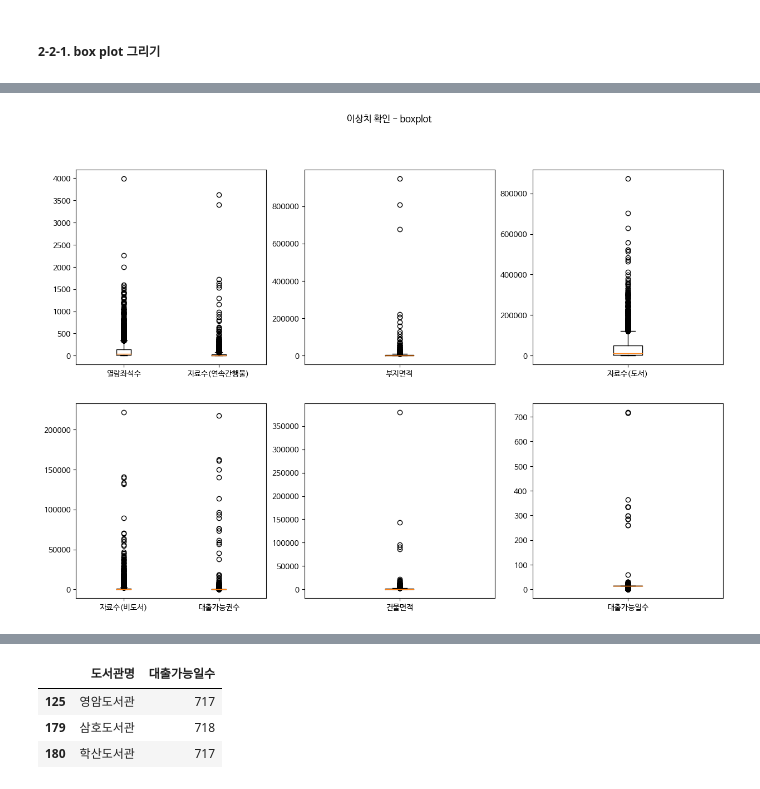
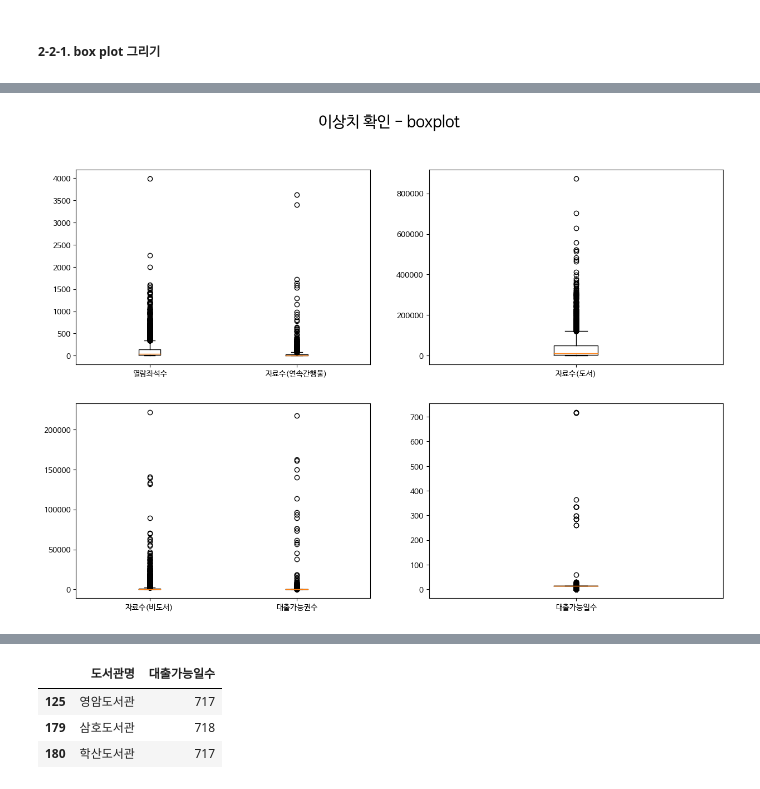
Before and after one commit to dev-hw/SeSAC-live_map, a Jupyter notebook: pro/1_도서관_프로젝트.ipynb, the cells around one changed output, grey strips where cells are left out. Drawn from its saved outputs; the diff is of its cells as text; code cells hidden in the pictures.

```diff
--- a/pro/1_도서관_프로젝트.ipynb
+++ b/pro/1_도서관_프로젝트.ipynb
@@ -372,0 +379,3 @@ dtype: int64
+# %%
+pro_data = pd.read_csv('process_data.csv')
+pro_data.columns
@@ -372,0 +389,13 @@ dtype: int64
+# %%
+'''
+pro_data : 위도, 경도를 채운 데이터
+'''
+#사용하는 데이터만 인덱싱과 슬라이싱
+
+tmp1= pro_data.loc[:,['도서관명', '도서관유형', '열람좌석수', '위도', '경도']]
+#tmp2 =pro_data.loc[:, '평일운영시작시각':'공휴일운영종료시각']
+tmp3 = pro_data.loc[:, '자료수(도서)':'대출가능일수']
+
+#pro_data = pd.concat([tmp1, tmp2, tmp3], axis=1)
+pro_data = pd.concat([tmp1, tmp3], axis=1)
+pro_data.head(3)
@@ -459,53 +482,41 @@ num_data.describe()
 # %%
 #box plot으로 확인
 #box plot 그리기 위하여 불러옴
 import matplotlib.pyplot as plt
 
 
 #박스플롯으로 이상치 확인
 #연속형자료만 확인
-#열람좌석수, 자료수(도서), 자료수(연속간행물),자료수(비도서), 대출가능권수, 대출가능일수, 부지면적, 건물면적
-# 부지면적, 건물면적은 NaN 값이 있어서 제거하고 상자그림 그래프를 그려봄
+#열람좌석수, 자료수(도서), 자료수(연속간행물),자료수(비도서), 대출가능권수, 대출가능일수
 
 
 plt.figure(figsize=(15,10))
 
 first_xlabel = ['열람좌석수', '자료수(연속간행물)']
-plt.subplot(2, 3, 1)
+plt.subplot(2, 2, 1)
 plt.boxplot(pro_data.loc[:,first_xlabel])
 plt.xticks([1,2], labels= first_xlabel)
 
-second_xlabel = ['부지면적']
-plt.subplot(2, 3, 2)
-#plt.boxplot(pro_data.loc[:,['부지면적', '건물면적']])  #NaN 값이 있어서 확인이 안됨
-plt.boxplot(pro_data.loc[:,second_xlabel].dropna())  #NaN 값 제거하고 일단 확인
+
+second_xlabel = ['자료수(도서)']
+plt.subplot(2, 2, 2)
+plt.boxplot(pro_data.loc[:, second_xlabel])
 plt.xticks([1], labels= second_xlabel)
 
-third_xlabel = ['자료수(도서)']
-plt.subplot(2, 3, 3)
+
+third_xlabel = ['자료수(비도서)', '대출가능권수']
+plt.subplot(2, 2, 3)
 plt.boxplot(pro_data.loc[:, third_xlabel])
-plt.xticks([1], labels= third_xlabel)
+plt.xticks([1,2], labels= third_xlabel)
 
 
-fourth_xlabel = ['자료수(비도서)', '대출가능권수']
-plt.subplot(2, 3, 4)
-plt.boxplot(pro_data.loc[:, fourth_xlabel])
-plt.xticks([1,2], labels= fourth_xlabel)
+fourth_xlabel = ['대출가능일수']
+plt.subplot(2, 2, 4)
+plt.boxplot(pro_data.loc[:, fourth_xlabel].dropna())
+plt.xticks([1], labels= fourth_xlabel)
 
-
-fifth_xlabel = ['건물면적']
-plt.subplot(2, 3, 5)
-plt.boxplot(pro_data.loc[:, fifth_xlabel].dropna())
-plt.xticks([1], labels= fifth_xlabel)
-
-
-sixth_xlabel = ['대출가능일수']
-plt.subplot(2, 3, 6)
-plt.boxplot(pro_data.loc[:, sixth_xlabel].dropna())
-plt.xticks([1], labels= sixth_xlabel)
-
-plt.suptitle('이상치 확인 - boxplot')
+plt.suptitle('이상치 확인 - boxplot', fontsize = 20)
 
 plt.show()
 # %% [output]
-[figure, old version]
+[figure, new version]
```
Also changed, not shown: parts of 18 cells of this notebook.
